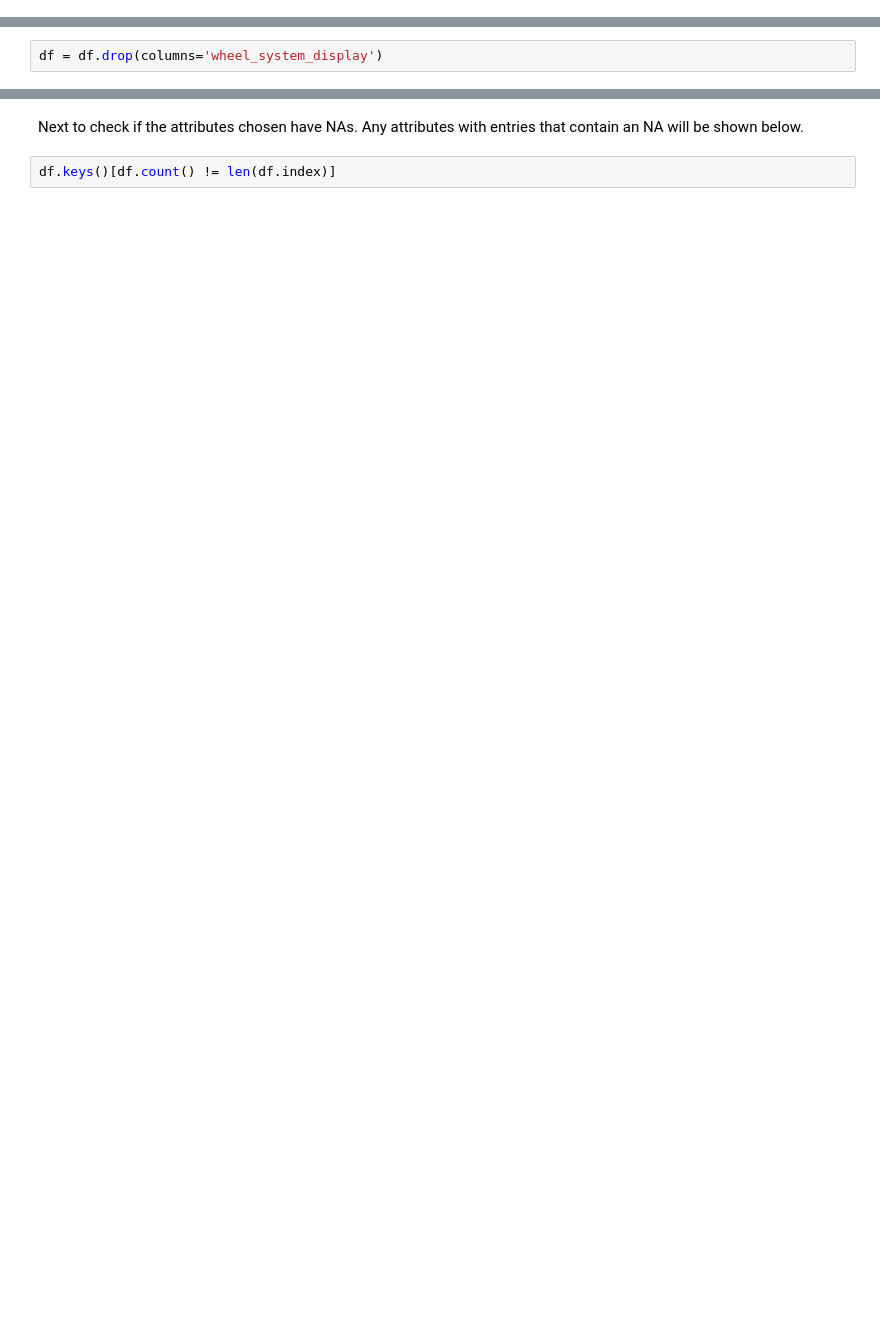
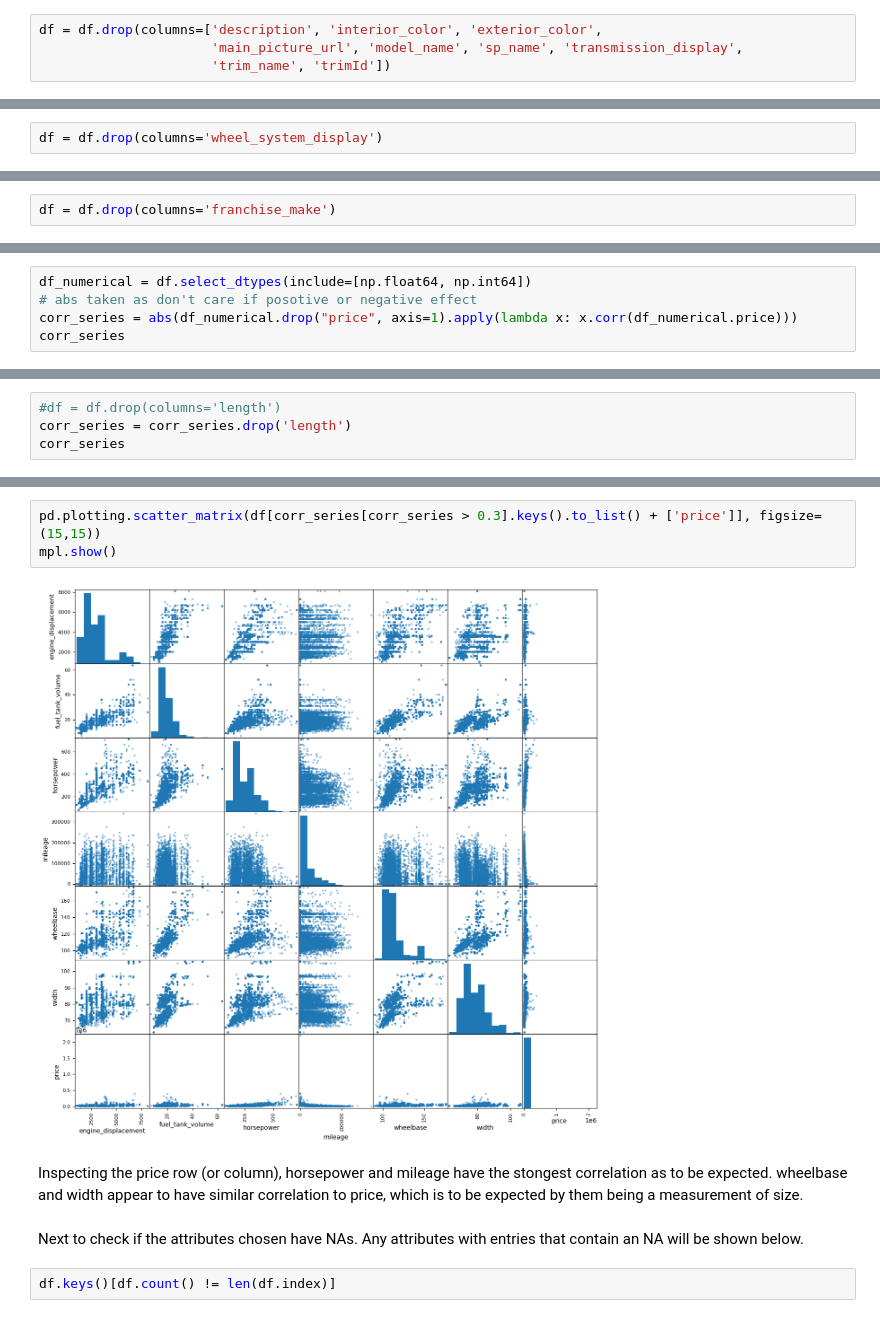
Before and after one commit to johnb-h/Car-Dataset-EDA-and-Prediction-Model, a Jupyter notebook: ID5059_run_script.ipynb, the cells around one changed output, grey strips where cells are left out. Saved outputs shown, nothing was run; the diff lists cells and outputs as text; blank space fills up the shorter version.

```diff
--- a/ID5059_run_script.ipynb
+++ b/ID5059_run_script.ipynb
@@ -138 +231,5 @@ df_qualitative.head(10)
+# %%
+df = df.drop(columns=['description', 'interior_color', 'exterior_color',
+                      'main_picture_url', 'model_name', 'sp_name', 'transmission_display',
+                      'trim_name', 'trimId'])
 # %% [markdown]
@@ -167,3 +274,5 @@ From the above we can also see that the transmission attributes may be able to r
+# %%
+df = df.drop(columns='franchise_make')
 # %%
 df['transmission'].unique()
 # %% [output]
@@ -209,0 +304,5 @@ df = df.reset_index(drop=True) # Let's also reset the index to stop using vin
+# %%
+df_numerical = df.select_dtypes(include=[np.float64, np.int64])
+# abs taken as don't care if posotive or negative effect
+corr_series = abs(df_numerical.drop("price", axis=1).apply(lambda x: x.corr(df_numerical.price)))
+corr_series
@@ -209,0 +342,4 @@ df = df.reset_index(drop=True) # Let's also reset the index to stop using vin
+# %%
+#df = df.drop(columns='length')
+corr_series = corr_series.drop('length')
+corr_series
@@ -210,3 +364,11 @@ df = df.reset_index(drop=True) # Let's also reset the index to stop using vin
+# %%
+pd.plotting.scatter_matrix(df[corr_series[corr_series > 0.3].keys().to_list() + ['price']], figsize=(15,15))
+mpl.show()
+# %% [output]
+[figure, added]
+# %% [markdown]
+Inspecting the price row (or column), horsepower and mileage have the stongest correlation as to be expected.
+wheelbase and width appear to have similar correlation to price, which is to be expected by them being a measurement of size.
 # %% [markdown]
 Next to check if the attributes chosen have NAs. Any attributes with entries that contain an NA will be shown below.
 # %%
```
Also changed, not shown: parts of 63 cells of this notebook.
